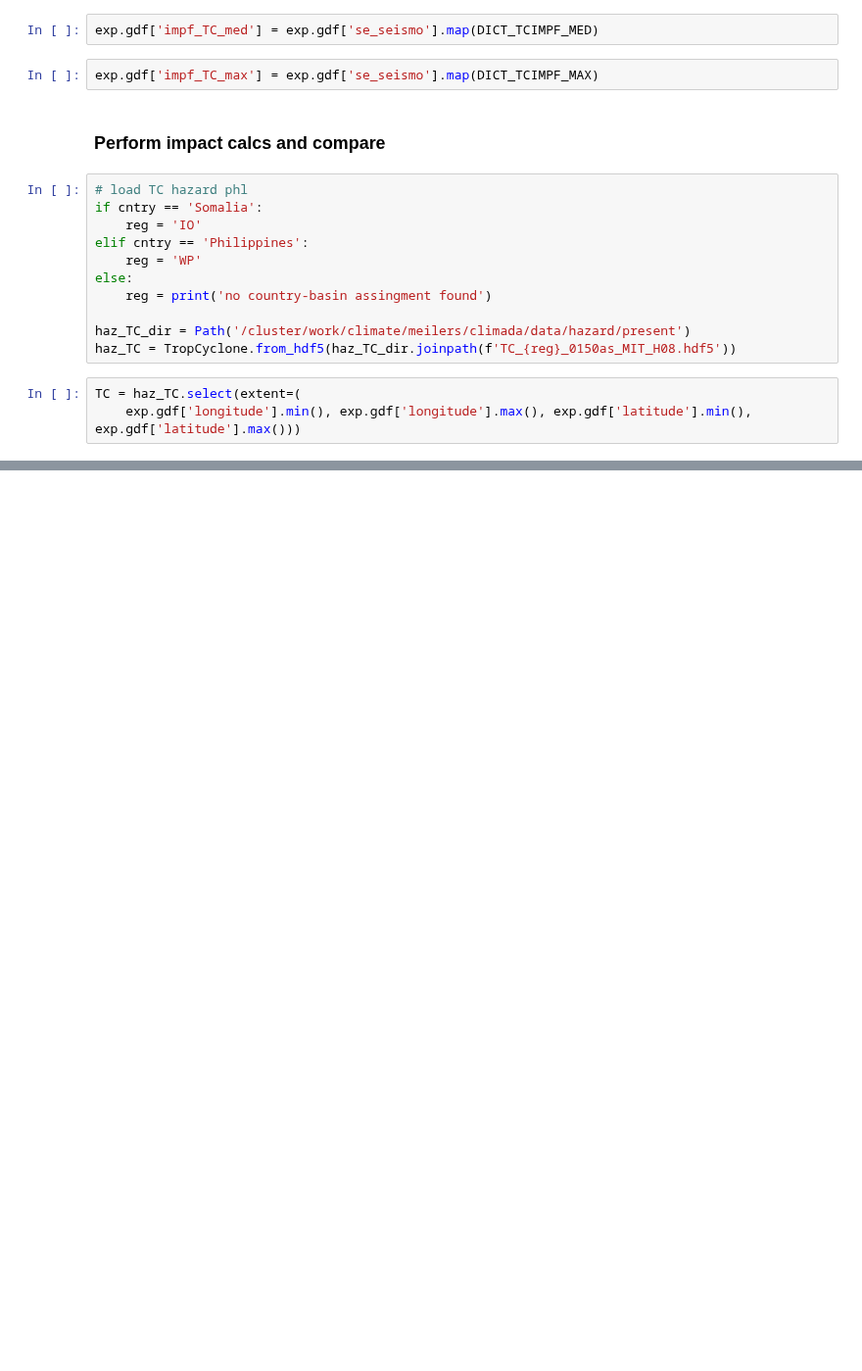
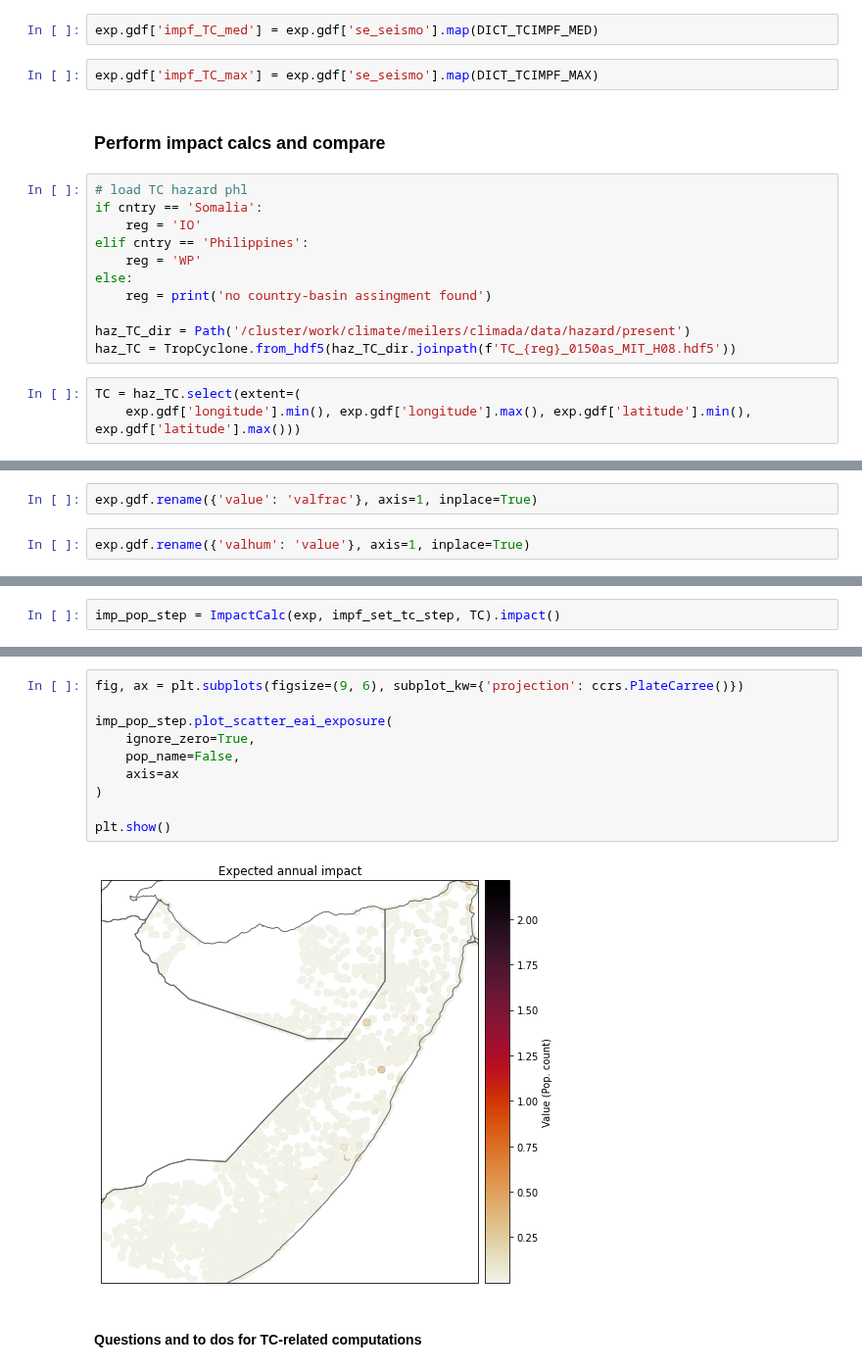
Before and after one commit to Evelyn-M/global-displacement-risk, a Jupyter notebook: doc/tutorial_building-fraction-impacts.ipynb, the cells around one changed output, grey strips where cells are left out. Shown at 98% size. Drawn from its saved outputs; the diff is of its cells as text; blank space fills up the shorter version.

```diff
--- a/doc/tutorial_building-fraction-impacts.ipynb
+++ b/doc/tutorial_building-fraction-impacts.ipynb
@@ -509,0 +592,4 @@ print(imp_base.aai_agg, imp_min.aai_agg, imp_med.aai_agg, imp_max.aai_agg)
+# %%
+exp.gdf.rename({'value': 'valfrac'}, axis=1, inplace=True)
+# %%
+exp.gdf.rename({'valhum': 'value'}, axis=1, inplace=True)
@@ -509,0 +605,2 @@ print(imp_base.aai_agg, imp_min.aai_agg, imp_med.aai_agg, imp_max.aai_agg)
+# %%
+imp_pop_step = ImpactCalc(exp, impf_set_tc_step, TC).impact()
@@ -509,0 +667,14 @@ print(imp_base.aai_agg, imp_min.aai_agg, imp_med.aai_agg, imp_max.aai_agg)
+# %%
+fig, ax = plt.subplots(figsize=(9, 6), subplot_kw={'projection': ccrs.PlateCarree()})
+
+imp_pop_step.plot_scatter_eai_exposure(
+    ignore_zero=True,
+    pop_name=False,
+    axis=ax
+)
+
+plt.show()
+# %% [output]
+[figure, added]
+# %% [markdown]
+#### Questions and to dos for TC-related computations
```
Also changed, not shown: parts of 42 cells of this notebook.
